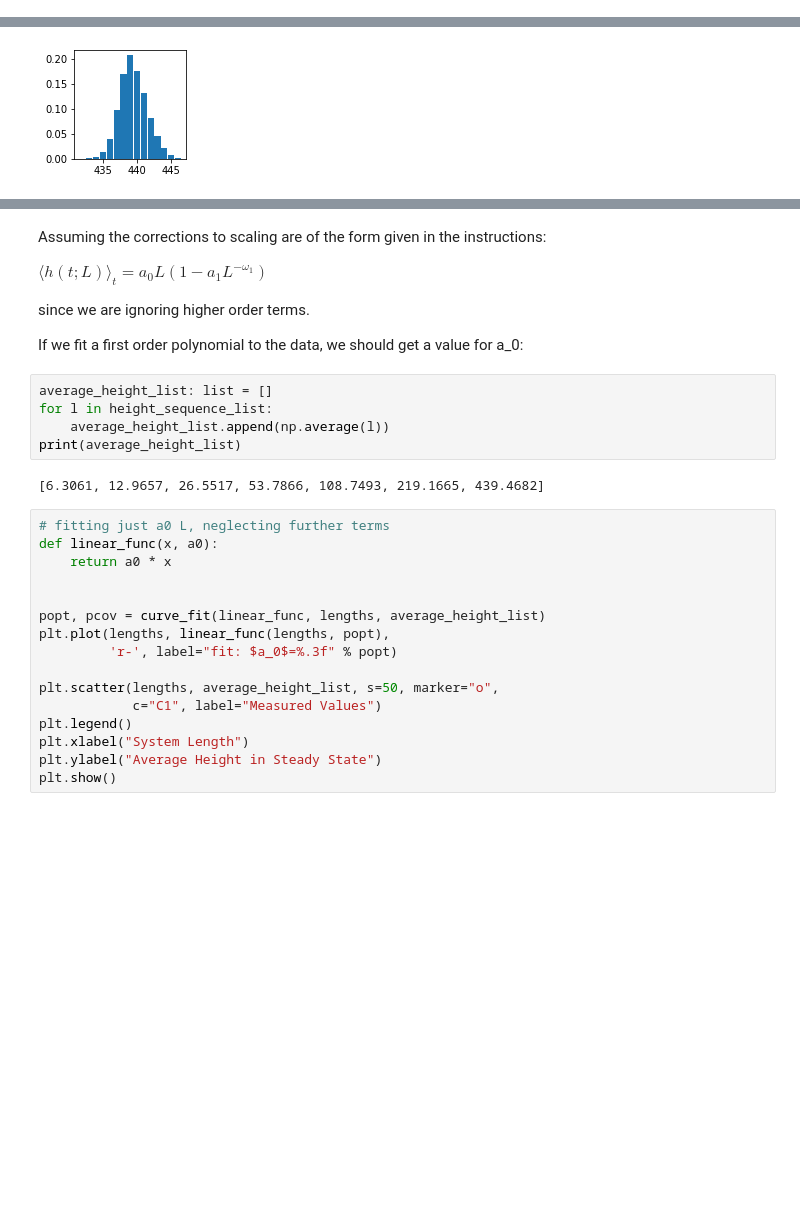
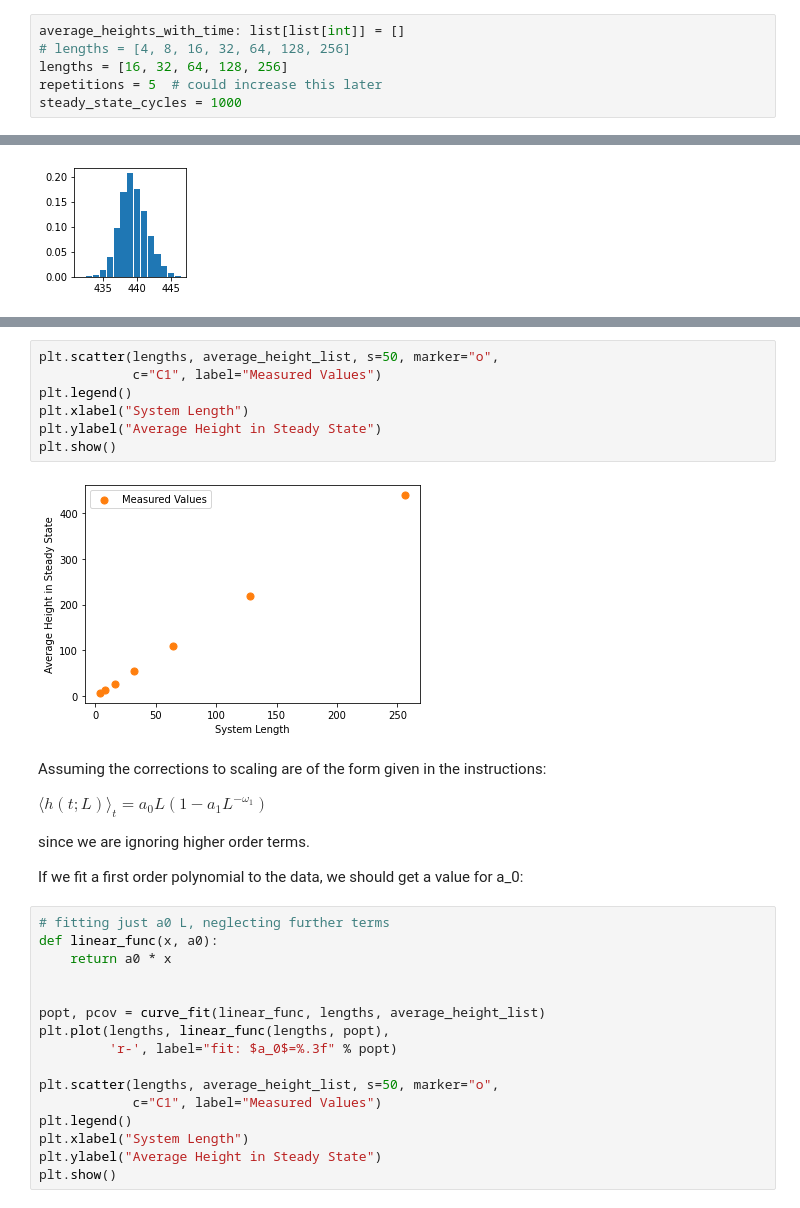
Before and after one commit to bdgrichards/oslo, a Jupyter notebook: oslo.ipynb, the cells around one changed output, grey strips where cells are left out. Saved outputs shown, nothing was run; the diff lists cells and outputs as text; blank space fills up the shorter version.

```diff
--- a/oslo.ipynb
+++ b/oslo.ipynb
@@ -677,0 +796,6 @@ which means our previous plot of $\tilde{h}/L$ against $t/L^2$ should follow ...
+# %%
+average_heights_with_time: list[list[int]] = []
+# lengths = [4, 8, 16, 32, 64, 128, 256]
+lengths = [16, 32, 64, 128, 256]
+repetitions = 5  # could increase this later
+steady_state_cycles = 1000
@@ -780 +985,10 @@ Probability distribution:
+# %%
+plt.scatter(lengths, average_height_list, s=50, marker="o",
+            c="C1", label="Measured Values")
+plt.legend()
+plt.xlabel("System Length")
+plt.ylabel("Average Height in Steady State")
+plt.show()
+# %% [output]
+[figure, added]
 # %% [markdown]
@@ -785,13 +1000,6 @@ $\langle h (t;L) \rangle_t = a_0 L (1 - a_1 L^{- \omega_1})$
 since we are ignoring higher order terms.
 
 If we fit a first order polynomial to the data, we should get a value for a_0:
-# %%
-average_height_list: list = []
-for l in height_sequence_list:
-    average_height_list.append(np.average(l))
-print(average_height_list)
-# %% [output]
-[6.3061, 12.9657, 26.5517, 53.7866, 108.7493, 219.1665, 439.4682]
 # %%
 # fitting just a0 L, neglecting further terms
 def linear_func(x, a0):
```
Also changed, not shown: parts of 30 cells of this notebook.
